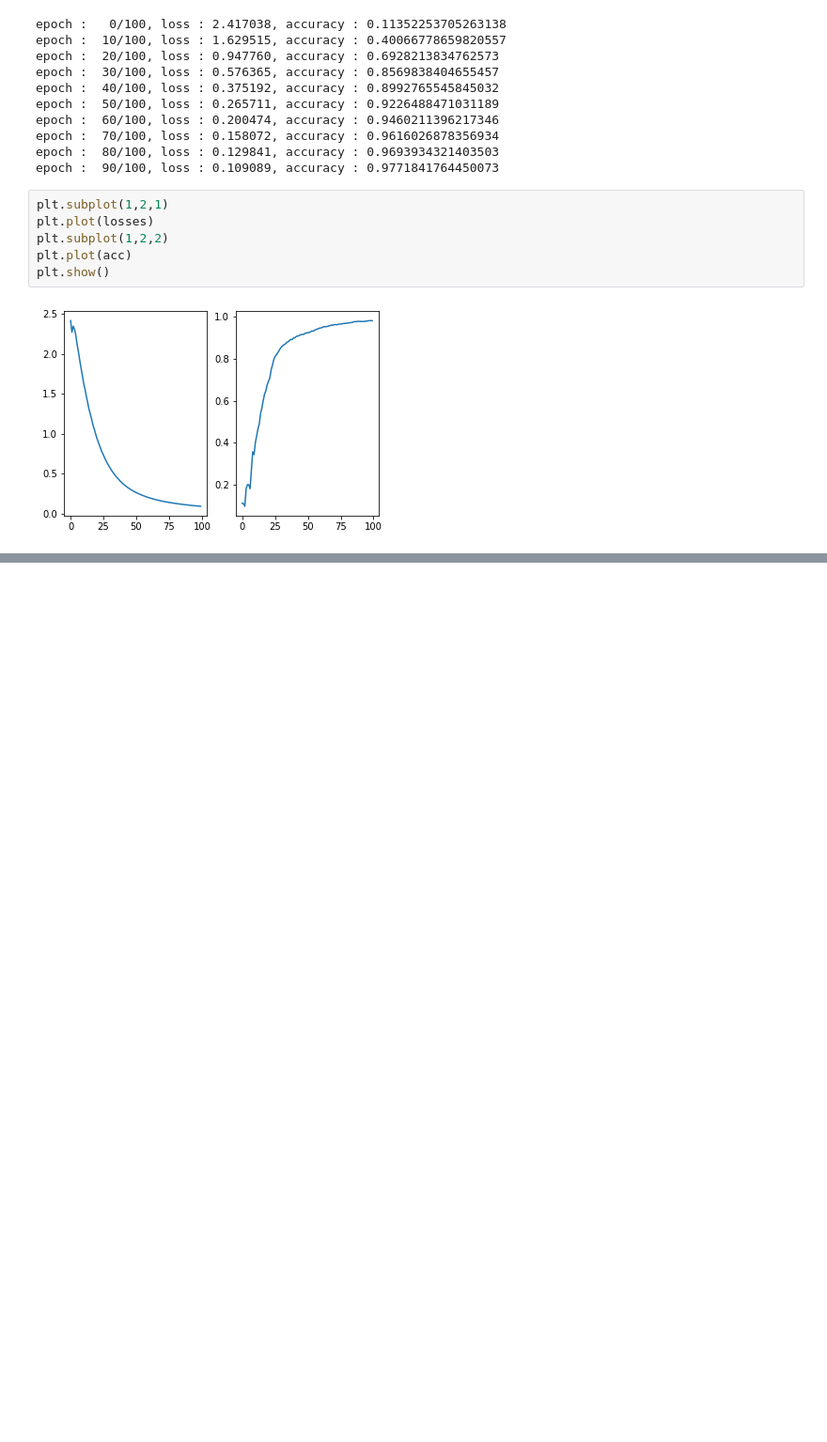
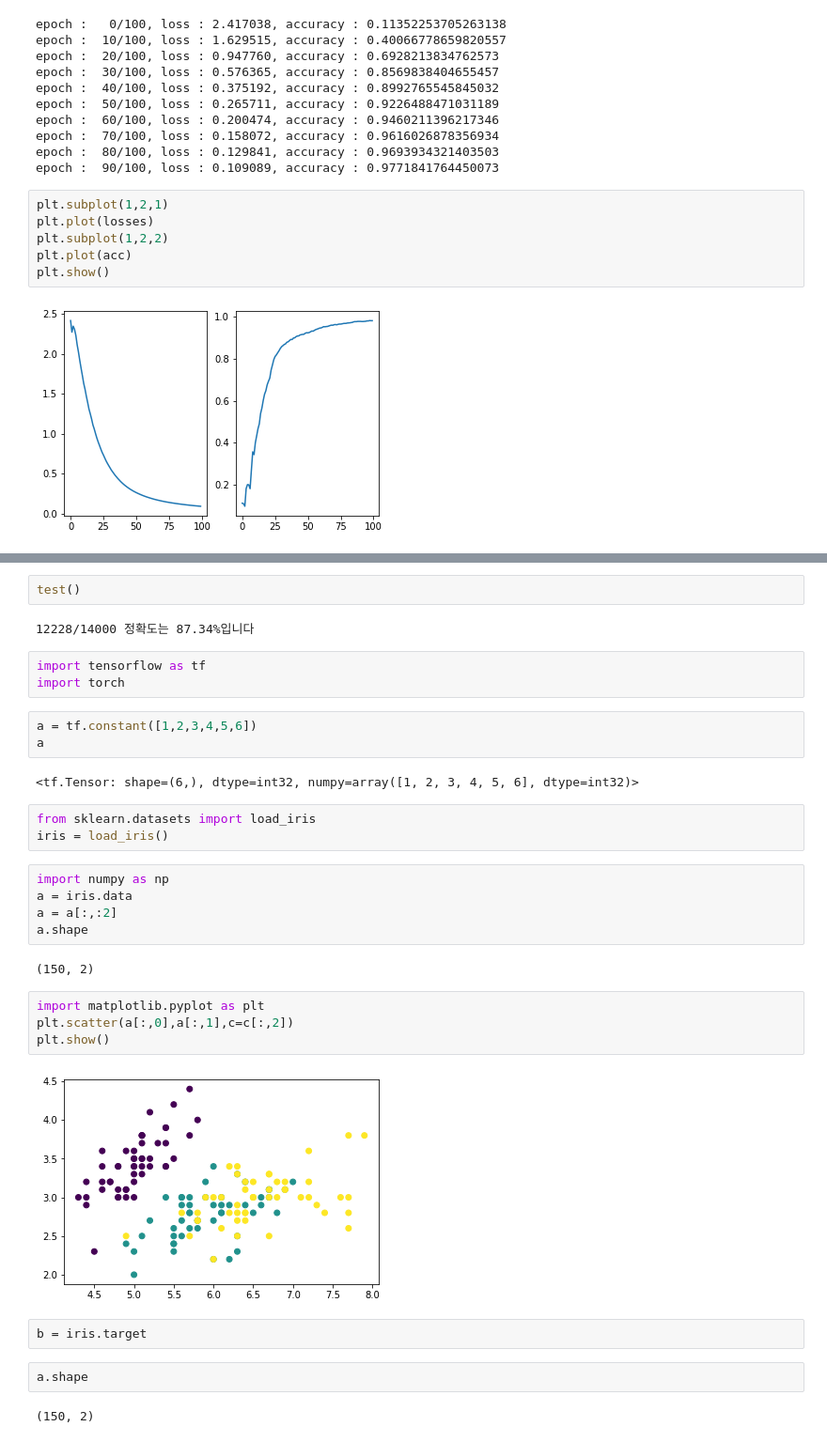
Before and after one commit to chi-hun/chi-hun, a Jupyter notebook: Untitled4.ipynb, the cells around one changed output, grey strips where cells are left out. Shown at 94% size. Saved outputs shown, nothing was run; the diff lists cells and outputs as text; blank space fills up the shorter version.

```diff
--- a/Untitled4.ipynb
+++ b/Untitled4.ipynb
@@ -1321,0 +1433,34 @@ plt.show()
+# %%
+test()
+# %% [output]
+12228/14000 정확도는 87.34%입니다
+# %%
+import tensorflow as tf
+import torch
+# %%
+a = tf.constant([1,2,3,4,5,6])
+a
+# %% [output]
+<tf.Tensor: shape=(6,), dtype=int32, numpy=array([1, 2, 3, 4, 5, 6], dtype=int32)>
+# %%
+from sklearn.datasets import load_iris
+iris = load_iris()
+# %%
+import numpy as np
+a = iris.data
+a = a[:,:2]
+a.shape
+# %% [output]
+(150, 2)
+# %%
+import matplotlib.pyplot as plt
+plt.scatter(a[:,0],a[:,1],c=c[:,2])
+plt.show()
+# %% [output]
+[figure, added]
+# %%
+b = iris.target
+# %%
+a.shape
+# %% [output]
+(150, 2)
```
Also changed, not shown: parts of 73 cells of this notebook.
